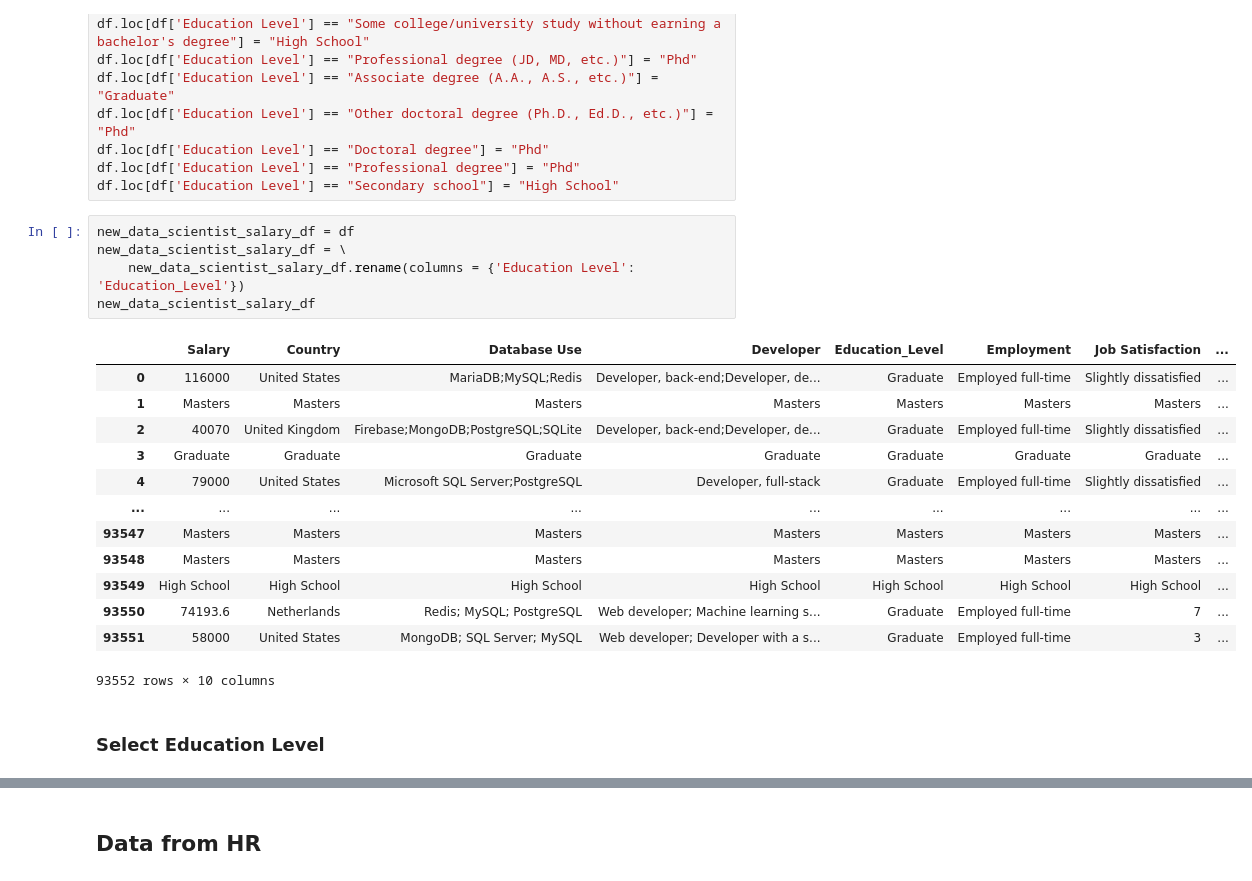
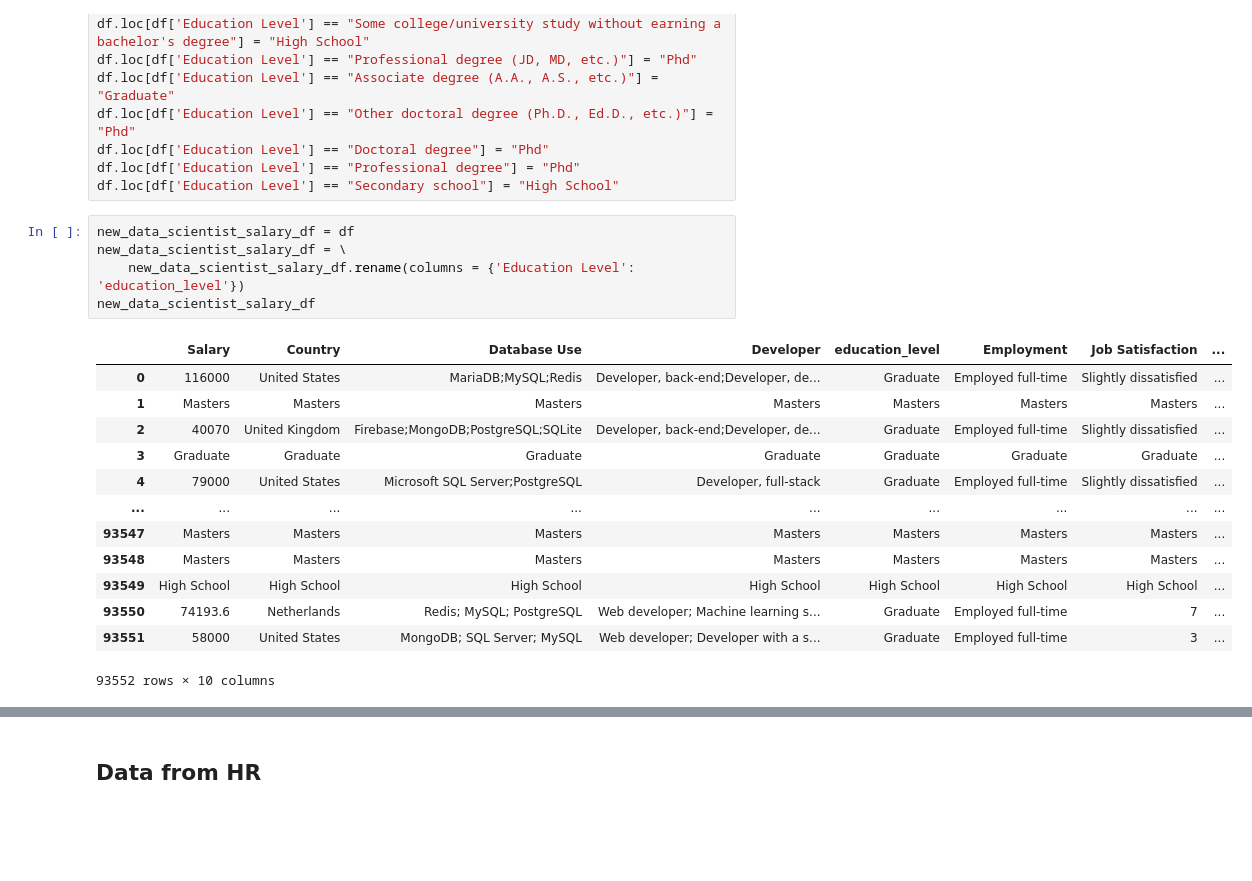
Before and after one commit to jwhite1987/Data-Scientists-and-HR-Analytics, a Jupyter notebook: etl_project.ipynb, the cells around one changed output, grey strips where cells are left out. Drawn from its saved outputs; the diff is of its cells as text; blank space fills up the shorter version.

```diff
--- a/etl_project.ipynb
+++ b/etl_project.ipynb
@@ -142,10 +142,10 @@ df.loc[df['Education Level'] == "Secondary school"] = "High School"
 # %%
 new_data_scientist_salary_df = df
 new_data_scientist_salary_df = \
-    new_data_scientist_salary_df.rename(columns = {'Education Level': 'Education_Level'})
+    new_data_scientist_salary_df.rename(columns = {'Education Level': 'education_level'})
 new_data_scientist_salary_df
 # %% [output]
-|  | Salary | Country | Database Use | Developer | Education_Level | Employment | Job Satisfaction | ... |
+|  | Salary | Country | Database Use | Developer | education_level | Employment | Job Satisfaction | ... |
 | 0 | 116000 | United States | MariaDB;MySQL;Redis | Developer, back-end;Developer, de... | Graduate | Employed full-time | Slightly dissatisfied | ... |
 | 1 | Masters | Masters | Masters | Masters | Masters | Masters | Masters | ... |
 | 2 | 40070 | United Kingdom | Firebase;MongoDB;PostgreSQL;SQLite | Developer, back-end;Developer, de... | Graduate | Employed full-time | Slightly dissatisfied | ... |
@@ -158,5 +158,3 @@ new_data_scientist_salary_df
 | 93550 | 74193.6 | Netherlands | Redis; MySQL; PostgreSQL | Web developer; Machine learning s... | Graduate | Employed full-time | 7 | ... |
 | 93551 | 58000 | United States | MongoDB; SQL Server; MySQL | Web developer; Developer with a s... | Graduate | Employed full-time | 3 | ... |
 93552 rows × 10 columns
-# %% [markdown]
-### Select Education Level
```
Also changed, not shown: parts of 19 cells of this notebook, 6 other files.
